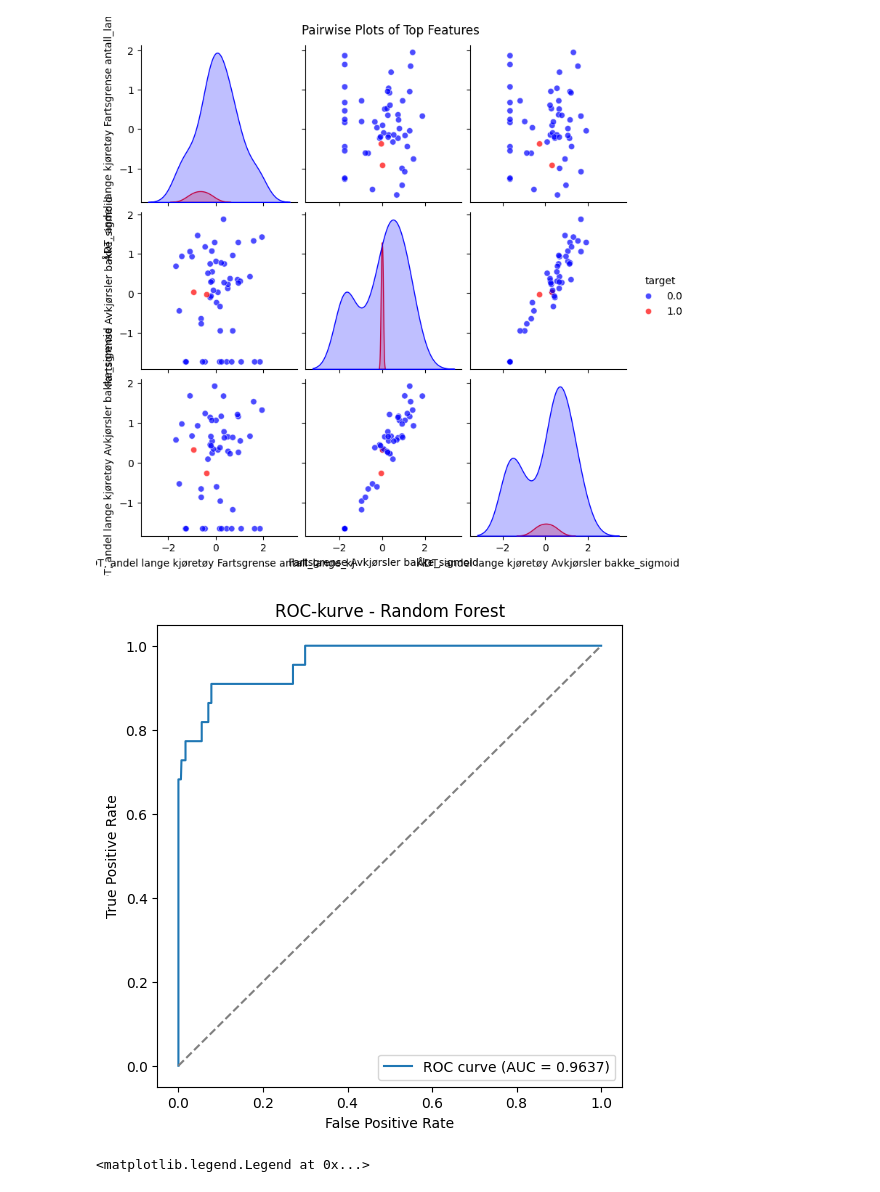
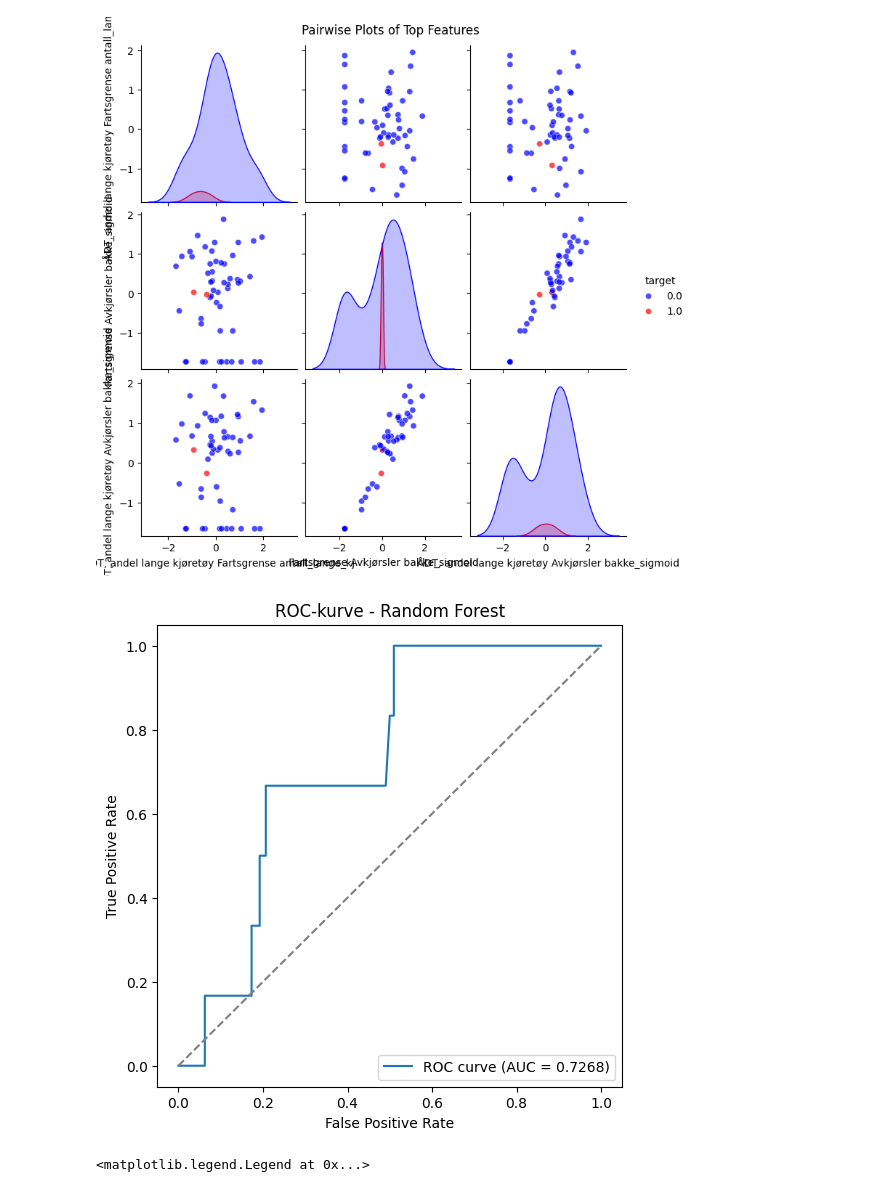
Before and after one commit to sormann/trfkaipoc, a Jupyter notebook: notebooks/avslag_binær-smote.ipynb, the cells around one changed output. Drawn from its saved outputs; the diff is of its cells as text; code cells hidden in the pictures.

```diff
--- a/notebooks/avslag_binær-smote.ipynb
+++ b/notebooks/avslag_binær-smote.ipynb
@@ -49,9 +66,8 @@ features = [
     "Trafikkulykker",
     "EGS.BRUKSOMRÅDE.1256",
     "Kurvatur, horisontal",
-    #"Kurvatur, horisontalelement",
+    "EGS.SIKTFORHOLD.12051",
     "Kurvatur, stigning"
 ]
-
+df=df[features]
 # Encode categorical features
-df_encoded = pd.get_dummies(df[features])
@@ -59,0 +74,32 @@ df_encoded=df_encoded.dropna()
+# %%
+# Funksjon for å trekke ut siktlengde
+def extract_sikt(val):
+    if pd.isna(val):
+        return np.nan
+    val = val.strip().lower()
+    if 'god' in val:
+        return None  # vil kategorisere som lang sikt
+    # Finn alle tall i teksten
+    match = re.findall(r'\d+', val)
+    if match:
+        sikt_m = max(int(x) for x in match)  # tar lengste som representativ
+        return sikt_m
+    return None
+
+df['sikt_m'] = df['EGS.SIKTFORHOLD.12051'].apply(extract_sikt)
+
+# Lag kategoriske variabler direkte
+def kategoriser_sikt(val, original):
+    if pd.isna(original):
+        return 'ukjent sikt'
+    if val is None or ('god' in str(original).lower()):
+        return 'lang sikt'
+    elif val < 50:
+        return 'kort sikt'
+    elif val <= 99:
+        return 'middels sikt'
+    else:
+        return 'lang sikt'
+
+#df['sikt_kategori'] = df.apply(lambda row: kategoriser_sikt(row['sikt_m'], row['EGS.SIKTFORHOLD.12051']), axis=1)
+df = df.drop(['EGS.SIKTFORHOLD.12051','sikt_m'], axis=1)
@@ -59,0 +112,2 @@ df_encoded=df_encoded.dropna()
+# %%
+df_encoded=pd.get_dummies(df)
@@ -351,25 +496,25 @@ plt.show()
 # %%
 from sklearn.metrics import roc_curve, roc_auc_score
 import matplotlib.pyplot as plt
 
 # Sannsynligheter for den positive klassen
-y_proba = model.predict_proba(X)[:, 1]
+y_proba = model.predict_proba(X_test)[:, 1]
 
 # Beregn ROC-verdier
-fpr, tpr, thresholds = roc_curve(y, y_proba)
-auc = roc_auc_score(y, y_proba)
+fpr, tpr, thresholds = roc_curve(y_test, y_proba)
+auc = roc_auc_score(y_test, y_proba)
 
 # Plott ROC-kurve
 plt.figure(figsize=(6,6))
 plt.plot(fpr, tpr, label=f'ROC curve (AUC = {auc:.4f})')
 plt.plot([0,1], [0,1], linestyle='--', color='gray')  # baseline
 plt.xlabel('False Positive Rate')
 plt.ylabel('True Positive Rate')
 plt.title('ROC-kurve - Random Forest')
 plt.legend(loc='lower right')
 plt.show()
 # %% [output]
-[figure, old version]
+[figure, new version]
 # %%
 #Kort sagt: hver x-verdi viser hvor mange negative som blir feil, hver y-verdi viser hvor mange positive som blir riktig.
 # %%
```
Also changed, not shown: parts of 21 cells of this notebook, 1 other file.
